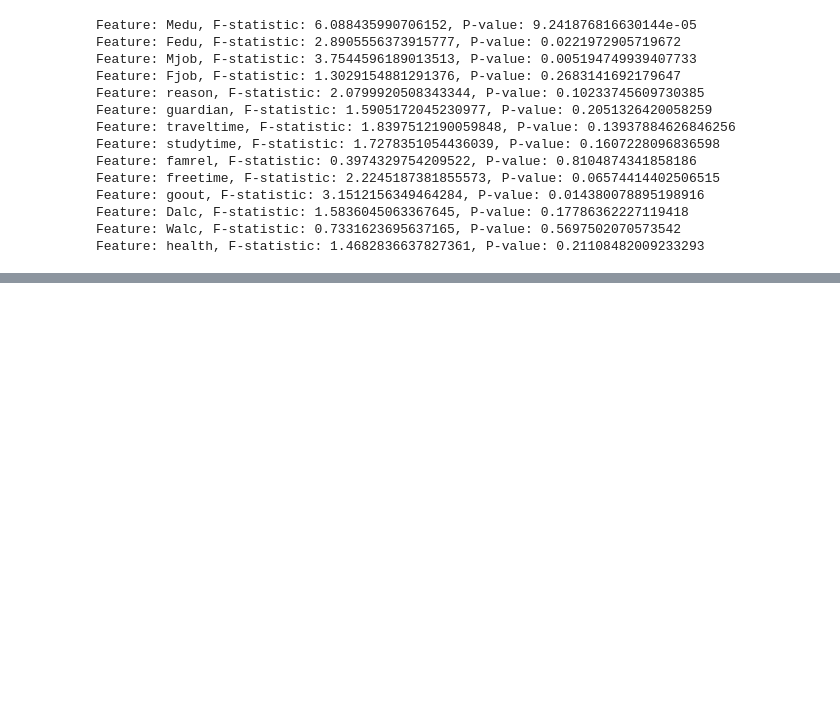
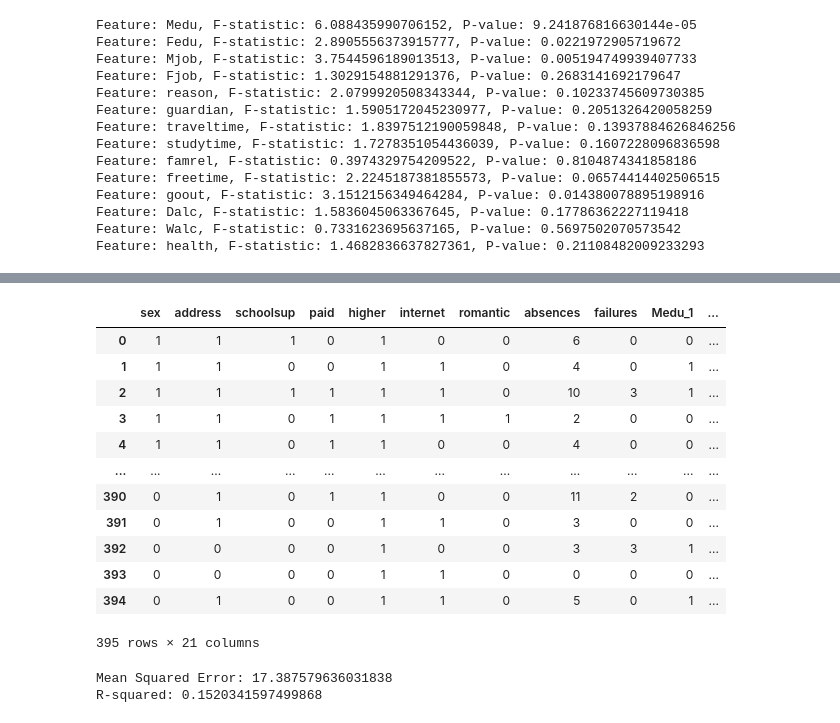
Before and after one commit to david-boules/SDS-CP015-student-performance-pred, a Jupyter notebook: notebooks/david-boules/david-cp15-math.ipynb, the cells around one changed output, grey strips where cells are left out. Cells and saved outputs as stored; diff of their text form; code cells hidden in the pictures; blank space fills up the shorter version.

```diff
--- a/notebooks/david-boules/david-cp15-math.ipynb
+++ b/notebooks/david-boules/david-cp15-math.ipynb
@@ -534,0 +520,2 @@ Selected Features: ['Medu', 'failures', 'schoolsup', 'paid', 'romantic', 'Dalc',
+# %%
+df_sfeatures_wo_G1_G2.drop(columns=['Fedu'], inplace=True)
@@ -534,0 +524,7 @@ Selected Features: ['Medu', 'failures', 'schoolsup', 'paid', 'romantic', 'Dalc',
+# %%
+cat_cols_encode = ['Medu', 'Mjob', 'goout']
+df_encoded = pd.get_dummies(df_sfeatures_wo_G1_G2, columns=cat_cols_encode, drop_first=True)
+
+df_encoded[df_encoded.select_dtypes(include='bool').columns] = df_encoded.select_dtypes(include='bool').astype(int)
+df_encoded['G3'] = df[target]
+df_encoded.head()
@@ -534,0 +538,19 @@ Selected Features: ['Medu', 'failures', 'schoolsup', 'paid', 'romantic', 'Dalc',
+# %%
+X = df_encoded.iloc[:, :-1]
+y = df[target]
+# %%
+X
+# %% [output]
+|  | sex | address | schoolsup | paid | higher | internet | romantic | absences | failures | Medu_1 | ... |
+| 0 | 1 | 1 | 1 | 0 | 1 | 0 | 0 | 6 | 0 | 0 | ... |
+| 1 | 1 | 1 | 0 | 0 | 1 | 1 | 0 | 4 | 0 | 1 | ... |
+| 2 | 1 | 1 | 1 | 1 | 1 | 1 | 0 | 10 | 3 | 1 | ... |
+| 3 | 1 | 1 | 0 | 1 | 1 | 1 | 1 | 2 | 0 | 0 | ... |
+| 4 | 1 | 1 | 0 | 1 | 1 | 0 | 0 | 4 | 0 | 0 | ... |
+| ... | ... | ... | ... | ... | ... | ... | ... | ... | ... | ... | ... |
+| 390 | 0 | 1 | 0 | 1 | 1 | 0 | 0 | 11 | 2 | 0 | ... |
+| 391 | 0 | 1 | 0 | 0 | 1 | 1 | 0 | 3 | 0 | 0 | ... |
+| 392 | 0 | 0 | 0 | 0 | 1 | 0 | 0 | 3 | 3 | 1 | ... |
+| 393 | 0 | 0 | 0 | 0 | 1 | 1 | 0 | 0 | 0 | 0 | ... |
+| 394 | 0 | 1 | 0 | 0 | 1 | 1 | 0 | 5 | 0 | 1 | ... |
+395 rows × 21 columns
@@ -534,0 +564,9 @@ Selected Features: ['Medu', 'failures', 'schoolsup', 'paid', 'romantic', 'Dalc',
+# %%
+mse = mean_squared_error(y_test, y_pred)
+r2 = r2_score(y_test, y_pred)
+
+print(f"Mean Squared Error: {mse}")
+print(f"R-squared: {r2}")
+# %% [output]
+Mean Squared Error: 17.387579636031838
+R-squared: 0.1520341597499868
```
Also changed, not shown: parts of 53 cells of this notebook, 1 other file.
